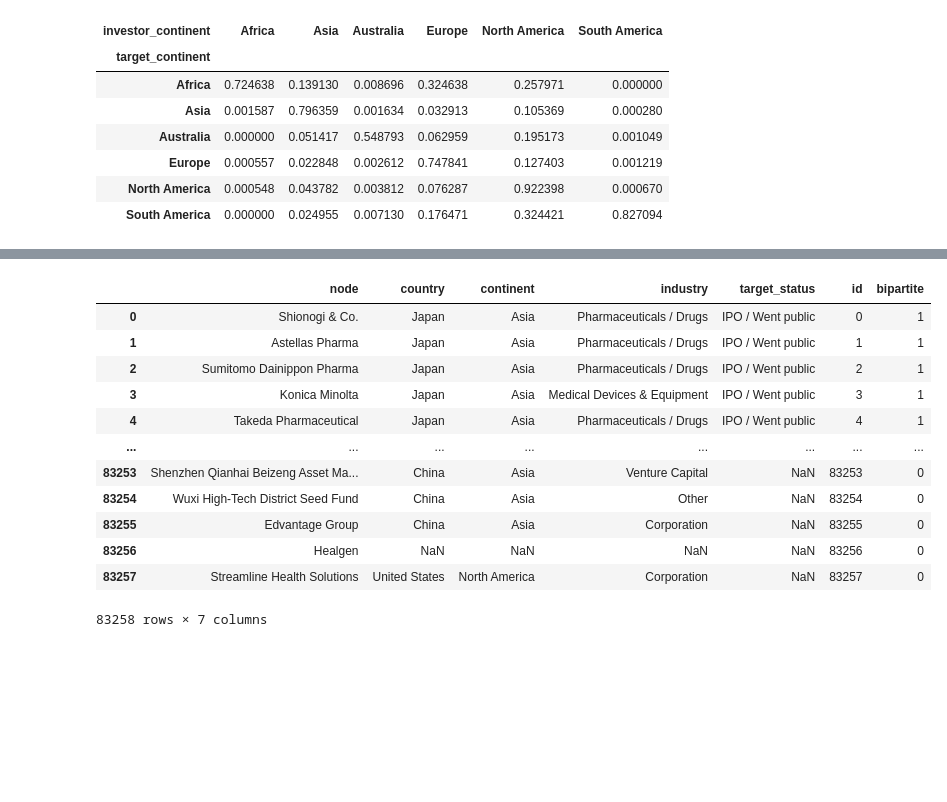
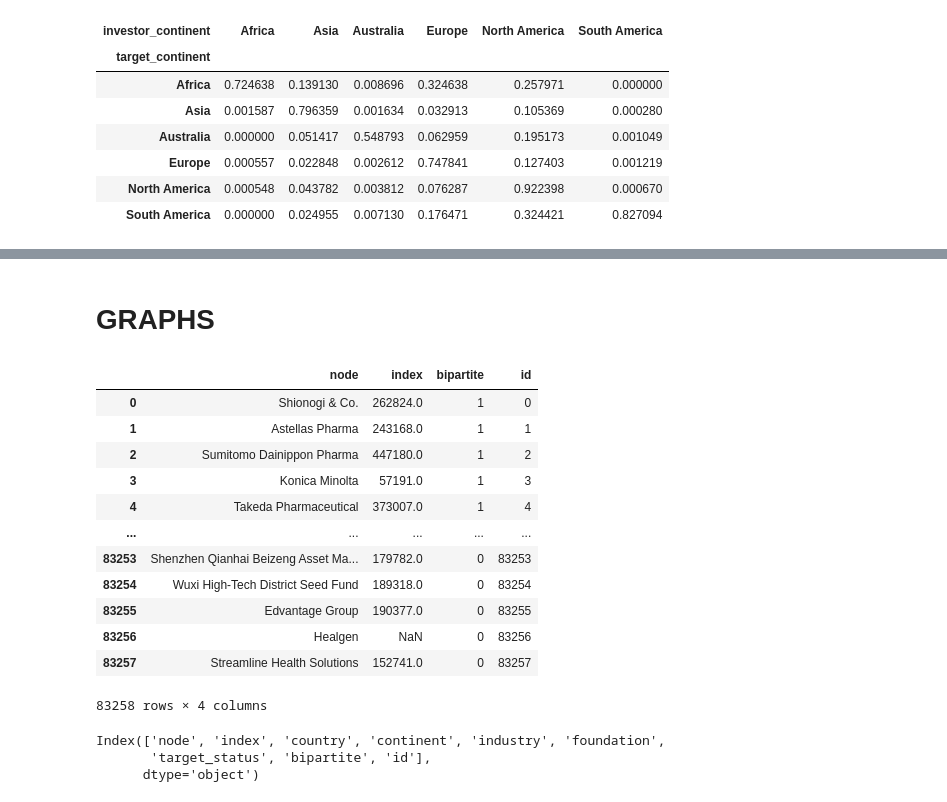
Before and after one commit to testalorenzo/crunch_net, a Jupyter notebook: notebook/CB.ipynb, the cells around one changed output, grey strips where cells are left out. Saved outputs shown, nothing was run; the diff lists cells and outputs as text; code cells hidden in the pictures; blank space fills up the shorter version.

```diff
--- a/notebook/CB.ipynb
+++ b/notebook/CB.ipynb
@@ -20,0 +26,8 @@ cb = pd.read_csv('cb.csv')
+# %%
+cb1 = pd.read_csv('cb1.csv')
+cb2 = pd.read_csv('cb2.csv')
+cb3 = pd.read_csv('cb3.csv')
+# %%
+cb = cb1.append(cb2)
+cb = cb.append(cb3)
+cb.index = range(len(cb))
@@ -20,0 +49,3 @@ cb = pd.read_csv('cb.csv')
+# %%
+cb['date_my'] = (pd.to_datetime(cb['date'],format='%m/%d/%Y', errors='coerce')).dt.to_period('m')
+cb['date_y'] = (pd.to_datetime(cb['date'],format='%m/%d/%Y', errors='coerce')).dt.to_period('y')
@@ -62,29 +174,29 @@ cb
+# %% [markdown]
+# GRAPHS
 # %%
-nodes_org = cb[['target_name', 'target_country', 'target_continent', 'industry',
-               'target_status','target_ID']].drop_duplicates()
+nodes_org = cb[['target_name', 'target_ID']].drop_duplicates()
 nodes_org['bipartite'] = 1
-nodes_inv = cb[['investors_name', 'investor_country', 'investor_continent', 'investor_type',
-                'investor_id']].drop_duplicates()
+nodes_inv = cb[['investors_name', 'investor_id']].drop_duplicates()
 nodes_org = nodes_org.rename(columns={"target_name": "node", "target_country": "country",
                                       "target_continent": "continent", "industry":"industry",
-                                     "target_ID":"id"})
+                                     "target_ID":"index"})
 nodes_inv = nodes_inv.rename(columns={"investors_name": "node","investor_country": "country",
-                                      "investor_continent": "continent", "investor_type":"industry","investor_id":'id' })
+                                      "investor_continent": "continent", "investor_type":"industry","investor_id":'index' })
 nodes_inv['bipartite'] = 0
 nodes = nodes_org.append(nodes_inv, ignore_index= True)
 nodes['id'] = nodes.index
 nodes
 # %% [output]
-|  | node | country | continent | industry | target_status | id | bipartite |
-| 0 | Shionogi & Co. | Japan | Asia | Pharmaceuticals / Drugs | IPO / Went public | 0 | 1 |
-| 1 | Astellas Pharma | Japan | Asia | Pharmaceuticals / Drugs | IPO / Went public | 1 | 1 |
-| 2 | Sumitomo Dainippon Pharma | Japan | Asia | Pharmaceuticals / Drugs | IPO / Went public | 2 | 1 |
-| 3 | Konica Minolta | Japan | Asia | Medical Devices & Equipment | IPO / Went public | 3 | 1 |
-| 4 | Takeda Pharmaceutical | Japan | Asia | Pharmaceuticals / Drugs | IPO / Went public | 4 | 1 |
-| ... | ... | ... | ... | ... | ... | ... | ... |
-| 83253 | Shenzhen Qianhai Beizeng Asset Ma... | China | Asia | Venture Capital | NaN | 83253 | 0 |
-| 83254 | Wuxi High-Tech District Seed Fund | China | Asia | Other | NaN | 83254 | 0 |
-| 83255 | Edvantage Group | China | Asia | Corporation | NaN | 83255 | 0 |
-| 83256 | Healgen | NaN | NaN | NaN | NaN | 83256 | 0 |
-| 83257 | Streamline Health Solutions | United States | North America | Corporation | NaN | 83257 | 0 |
+|  | node | index | bipartite | id |
+| 0 | Shionogi & Co. | 262824.0 | 1 | 0 |
+| 1 | Astellas Pharma | 243168.0 | 1 | 1 |
+| 2 | Sumitomo Dainippon Pharma | 447180.0 | 1 | 2 |
+| 3 | Konica Minolta | 57191.0 | 1 | 3 |
+| 4 | Takeda Pharmaceutical | 373007.0 | 1 | 4 |
+| ... | ... | ... | ... | ... |
+| 83253 | Shenzhen Qianhai Beizeng Asset Ma... | 179782.0 | 0 | 83253 |
+| 83254 | Wuxi High-Tech District Seed Fund | 189318.0 | 0 | 83254 |
+| 83255 | Edvantage Group | 190377.0 | 0 | 83255 |
+| 83256 | Healgen | NaN | 0 | 83256 |
+| 83257 | Streamline Health Solutions | 152741.0 | 0 | 83257 |
-83258 rows × 7 columns
+83258 rows × 4 columns
@@ -90,0 +209,21 @@ nodes
+# %%
+##ripeto quanto fatto prima (semplificato prima per risparmiare tempo) ma aggiungo roba
+nodes_org = cb_new[['target_name', 'target_ID', 'target_country', 'target_continent',
+               'industry','target_founded','target_status']].drop_duplicates()
+nodes_org['bipartite'] = 1
+nodes_inv = cb_new[['investors_name', 'investor_id', 'investor_country', 'investor_continent', 'investor_type',
+                   'investor_founded']].drop_duplicates()
+nodes_org = nodes_org.rename(columns={"target_name": "node", "target_country": "country",
+                                      "target_continent": "continent", "industry":"industry",
+                                     "target_ID":"index", "target_founded":"foundation"})
+nodes_inv = nodes_inv.rename(columns={"investors_name": "node","investor_country": "country",
+                                      "investor_continent": "continent", "investor_type":"industry", "investor_id":'index',
+                                     "investor_founded":"foundation"})
+nodes_inv['bipartite'] = 0
+nodes = nodes_org.append(nodes_inv, ignore_index= True)
+nodes['id'] = nodes.index
+nodes.columns
+# %% [output]
+Index(['node', 'index', 'country', 'continent', 'industry', 'foundation',
+       'target_status', 'bipartite', 'id'],
+      dtype='object')
```
Also changed, not shown: parts of 24 cells of this notebook.
